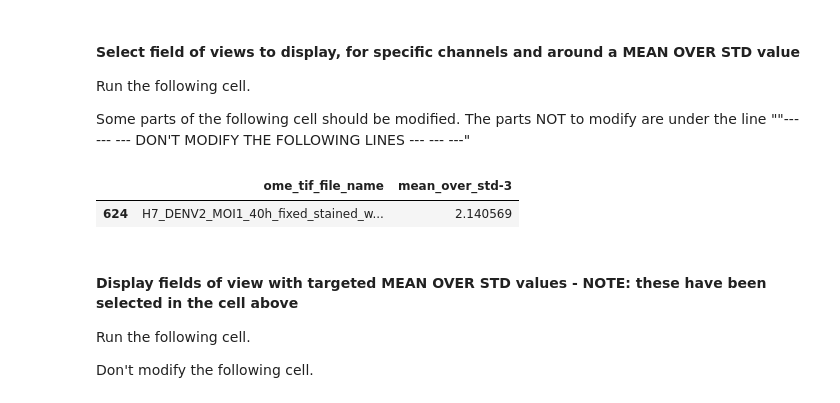
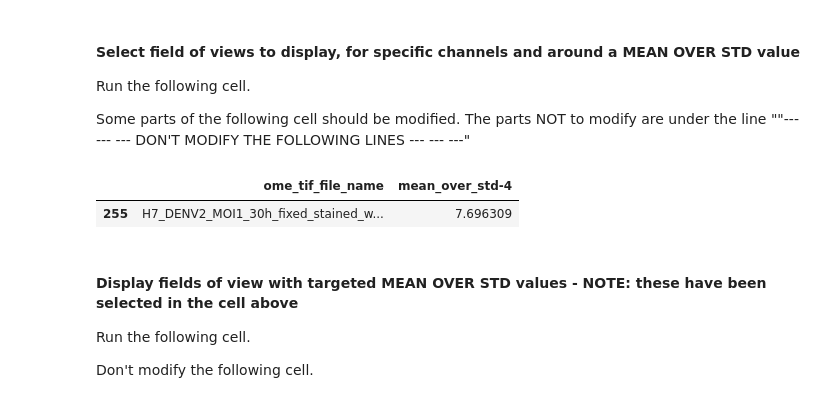
Before and after one commit to IDIP-Platform/ACID, a Jupyter notebook: part3_control_image_quality.ipynb, the cells around one changed output. Saved outputs shown, nothing was run; the diff lists cells and outputs as text; code cells hidden in the pictures.

```diff
--- a/part3_control_image_quality.ipynb
+++ b/part3_control_image_quality.ipynb
@@ -780,21 +780,21 @@ Run the following cell.
 Some parts of the following cell should be modified. The parts NOT to modify are under the line ""--- --- --- DON'T MODIFY THE FOLLOWING LINES --- --- ---"
 # %%
 qc_to_display = "mean_over_std" # string, how it is reported in the graph
-channel_to_display = 3 # int, how it is reported in the graph
-value_to_display = 2.3 # int or float
+channel_to_display = 4 # int, how it is reported in the graph
+value_to_display = 8 # int or float
 one_sided_range = 0.5 # int or float
 
 
 # ""--- --- --- DON'T MODIFY THE FOLLOWING LINES --- --- ---"
 # select columns
 df_to_display = metadata_df[(metadata_df[f"{qc_to_display}{ch_measurement_separator}{channel_to_display}"]>value_to_display-abs(one_sided_range))
                             &
                             (metadata_df[f"{qc_to_display}{ch_measurement_separator}{channel_to_display}"]<value_to_display+abs(one_sided_range))][[fov_column_name, f"{qc_to_display}{ch_measurement_separator}{channel_to_display}"]]
 
 df_to_display
 # %% [output]
-|  | ome_tif_file_name | mean_over_std-3 |
-| 624 | H7_DENV2_MOI1_40h_fixed_stained_w... | 2.140569 |
+|  | ome_tif_file_name | mean_over_std-4 |
+| 255 | H7_DENV2_MOI1_30h_fixed_stained_w... | 7.696309 |
 # %% [markdown]
 #### Display fields of view with targeted MEAN OVER STD values - NOTE: these have been selected in the cell above
 
```
Also changed, not shown: parts of 1 cell of this notebook.
